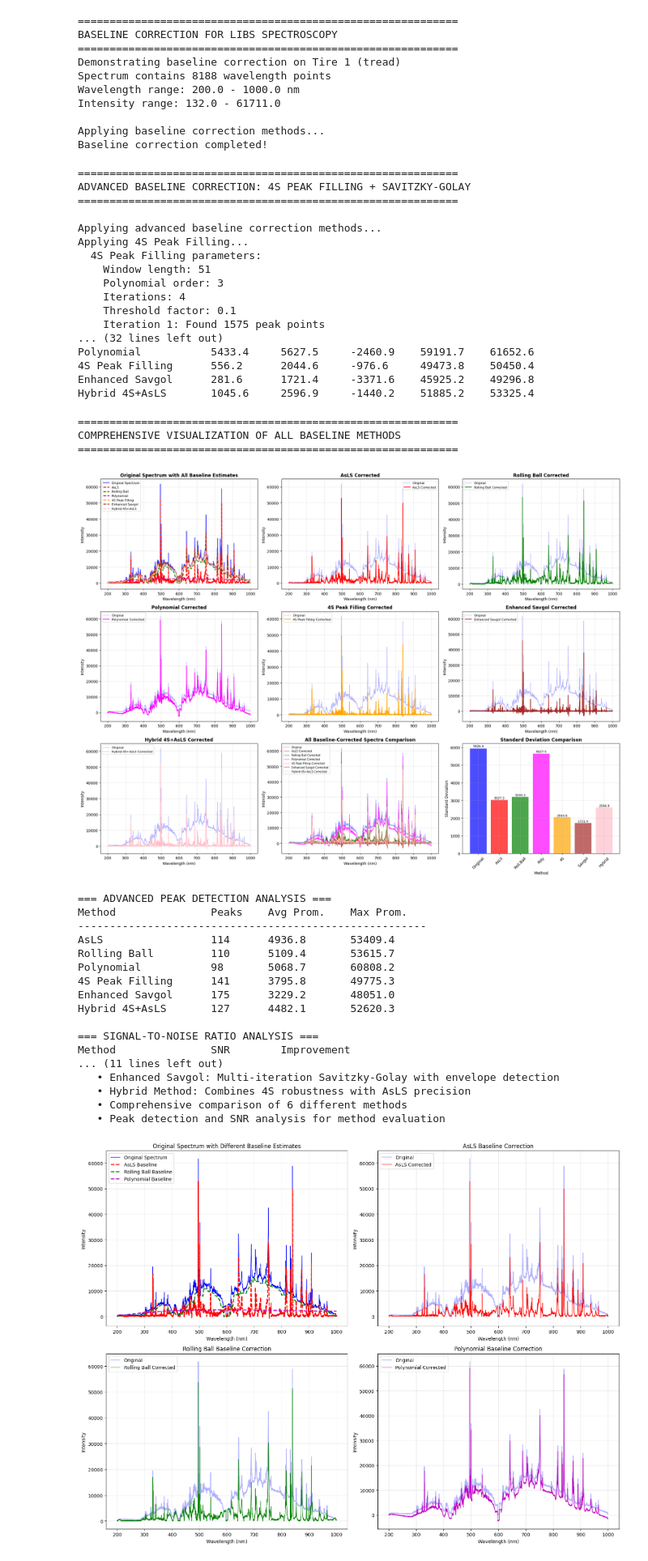
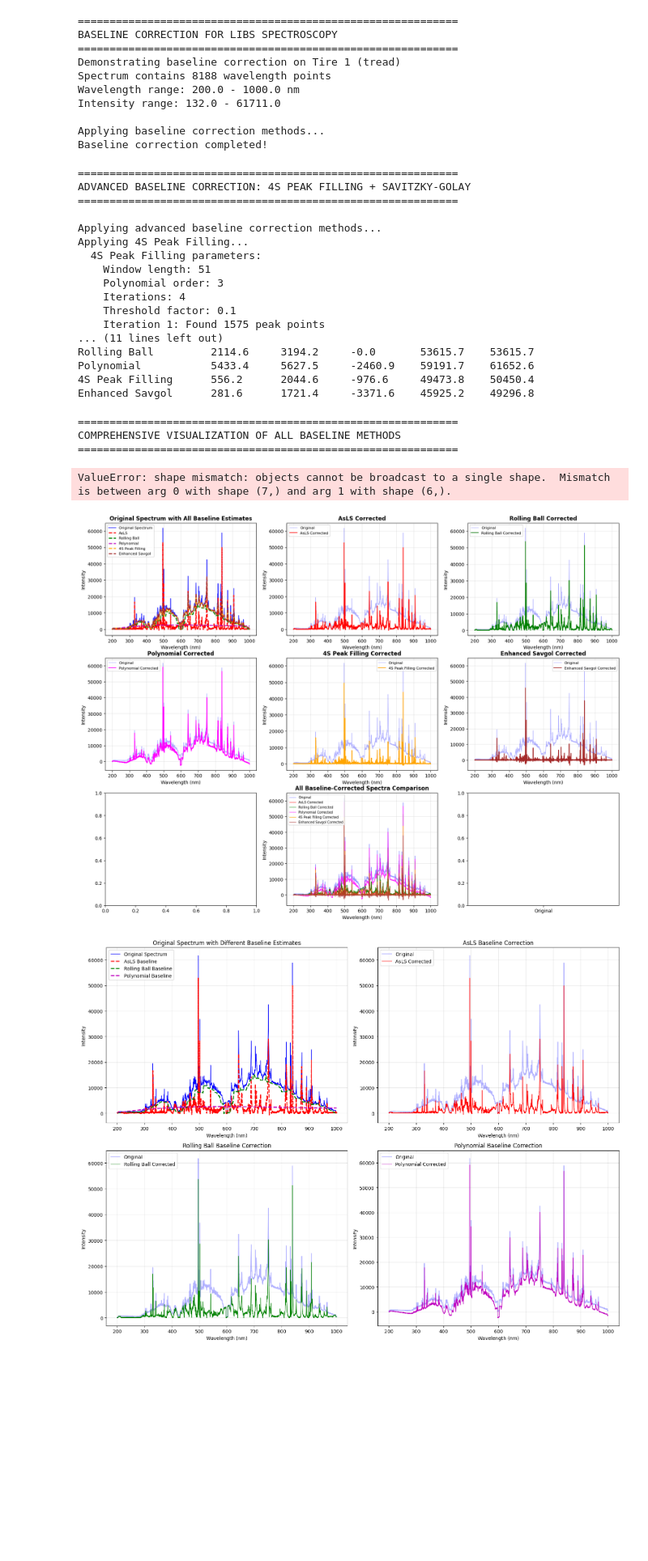
Before and after one commit to milkshake23/ML-LIBS-classificatie, a Jupyter notebook: onderzoeken preprocessing/Baseline_correction.ipynb, the cells around one changed output. Shown at 81% size. Saved outputs shown, nothing was run; the diff lists cells and outputs as text; code cells hidden in the pictures; blank space fills up the shorter version.

Commit message:
baseline correctie uitbreiden KNN uitgevoerd

```diff
--- a/onderzoeken preprocessing/Baseline_correction.ipynb
+++ b/onderzoeken preprocessing/Baseline_correction.ipynb
@@ -496,6 +496,7 @@ print("="*60)
 print("ADVANCED BASELINE CORRECTION: 4S PEAK FILLING + SAVITZKY-GOLAY")
 print("="*60)
 
+import numpy as np
 from scipy.signal import savgol_filter
 from scipy.interpolate import interp1d
 from scipy.ndimage import median_filter
@@ -661,10 +662,9 @@ baseline_savgol = baseline_savgol_enhanced(intensities, window_length=51, polyor
 corrected_savgol = intensities - baseline_savgol
 
 # Hybrid 4S + AsLS
-print("Applying Hybrid 4S + AsLS...")
-baseline_hybrid = baseline_hybrid_4s_als(intensities, window_length=51, polyorder=3,
-                                        als_lam=1e4, als_p=0.01)
-corrected_hybrid = intensities - baseline_hybrid
+# print("Applying Hybrid 4S + AsLS...")
+# baseline_hybrid = baseline_hybrid_4s_als(intensities, window_length=51, polyorder=3, als_lam=1e4, als_p=0.01)
+# corrected_hybrid = intensities - baseline_hybrid
 
 print("Advanced baseline correction methods completed!")
 
@@ -676,7 +676,7 @@ methods_advanced = {
     'Polynomial': corrected_poly,
     '4S Peak Filling': corrected_4s,
     'Enhanced Savgol': corrected_savgol,
-    'Hybrid 4S+AsLS': corrected_hybrid
+    # 'Hybrid 4S+AsLS': corrected_hybrid
 }
 
 print(f"\n=== ADVANCED BASELINE CORRECTION COMPARISON ===")
@@ -704,11 +704,11 @@ Applying 4S Peak Filling...
     Iterations: 4
     Threshold factor: 0.1
     Iteration 1: Found 1575 peak points
-... (32 lines left out)
+... (11 lines left out)
+Rolling Ball         2114.6     3194.2     -0.0       53615.7    53615.7
 Polynomial           5433.4     5627.5     -2460.9    59191.7    61652.6
 4S Peak Filling      556.2      2044.6     -976.6     49473.8    50450.4
 Enhanced Savgol      281.6      1721.4     -3371.6    45925.2    49296.8
-Hybrid 4S+AsLS       1045.6     2596.9     -1440.2    51885.2    53325.4
 # %%
 # === COMPREHENSIVE VISUALIZATION OF ALL BASELINE METHODS ===
 print("="*60)
@@ -731,7 +731,7 @@ ax.plot(wavelengths, baseline_rolling, 'g--', label='Rolling Ball', linewidth=2)
 ax.plot(wavelengths, baseline_poly, 'm--', label='Polynomial', linewidth=2)
 ax.plot(wavelengths, baseline_4s, 'orange', linestyle='--', label='4S Peak Filling', linewidth=2)
 ax.plot(wavelengths, baseline_savgol, 'brown', linestyle='--', label='Enhanced Savgol', linewidth=2)
-ax.plot(wavelengths, baseline_hybrid, 'pink', linestyle='--', label='Hybrid 4S+AsLS', linewidth=2)
+# ax.plot(wavelengths, baseline_hybrid, 'pink', linestyle='--', label='Hybrid 4S+AsLS', linewidth=2)
 ax.set_title('Original Spectrum with All Baseline Estimates', fontsize=12, fontweight='bold')
 ax.set_xlabel('Wavelength (nm)')
 ax.set_ylabel('Intensity')
@@ -745,7 +745,7 @@ correction_data = [
     ('Polynomial Corrected', corrected_poly, 'magenta'),
     ('4S Peak Filling Corrected', corrected_4s, 'orange'),
     ('Enhanced Savgol Corrected', corrected_savgol, 'brown'),
-    ('Hybrid 4S+AsLS Corrected', corrected_hybrid, 'pink')
+    # ('Hybrid 4S+AsLS Corrected', corrected_hybrid, 'pink')
 ]
 
 for i, (title, corrected_data, color) in enumerate(correction_data, 1):
@@ -841,51 +841,35 @@ def calculate_snr(signal, noise_region_percent=10):
     signal_level = np.mean(sorted_signal[-noise_samples:])
 
     snr = signal_level / noise_level if noise_level > 0 else float('inf')
     return snr
 
 print(f"{'Method':<20} {'SNR':<10} {'Improvement':<12}")
 print("-" * 45)
 
 original_snr = calculate_snr(intensities)
 print(f"{'Original':<20} {original_snr:<10.2f} {'Baseline':<12}")
 
 for method_name, corrected_data in methods_advanced.items():
     if method_name == 'Original':
         continue
 
     snr = calculate_snr(corrected_data)
     improvement = snr / original_snr if original_snr > 0 else 1
 
     print(f"{method_name:<20} {snr:<10.2f} {improvement:<12.2f}x")
 
 print(f"\n🎯 ADVANCED BASELINE CORRECTION ANALYSIS COMPLETE!")
 print(f"   • 4S Peak Filling: Iterative peak identification and filling")
 print(f"   • Enhanced Savgol: Multi-iteration Savitzky-Golay with envelope detection")
 print(f"   • Hybrid Method: Combines 4S robustness with AsLS precision")
 print(f"   • Comprehensive comparison of 6 different methods")
 print(f"   • Peak detection and SNR analysis for method evaluation")
 # %% [output]
 ============================================================
 COMPREHENSIVE VISUALIZATION OF ALL BASELINE METHODS
 ============================================================
+ValueError: shape mismatch: objects cannot be broadcast to a single shape.  Mismatch is between arg 0 with shape (7,) and arg 1 with shape (6,).
-[figure, old version]
+[figure, new version]
-=== ADVANCED PEAK DETECTION ANALYSIS ===
-Method               Peaks    Avg Prom.    Max Prom.
--------------------------------------------------------
-AsLS                 114      4936.8       53409.4
-Rolling Ball         110      5109.4       53615.7
-Polynomial           98       5068.7       60808.2
-4S Peak Filling      141      3795.8       49775.3
-Enhanced Savgol      175      3229.2       48051.0
-Hybrid 4S+AsLS       127      4482.1       52620.3
-
-=== SIGNAL-TO-NOISE RATIO ANALYSIS ===
-Method               SNR        Improvement
-... (11 lines left out)
-   • Enhanced Savgol: Multi-iteration Savitzky-Golay with envelope detection
-   • Hybrid Method: Combines 4S robustness with AsLS precision
-   • Comprehensive comparison of 6 different methods
-   • Peak detection and SNR analysis for method evaluation
 # %%
 # === VISUALIZATION OF BASELINE CORRECTION EFFECTS ===
 
```
Also changed, not shown: parts of 8 cells of this notebook, 6 other files.
